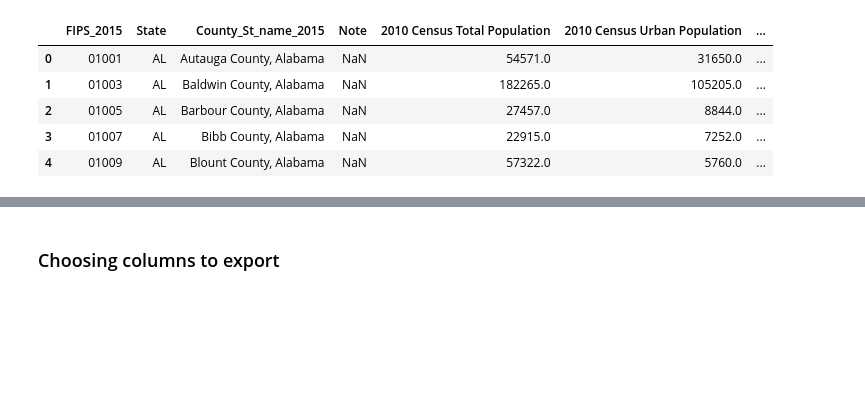
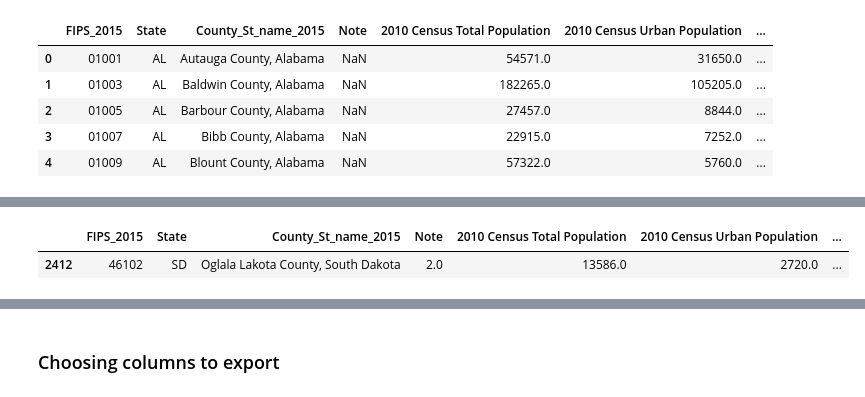
Before and after one commit to lbordz/diabetes-rates-prediction, a Jupyter notebook: data_cleaning/A-Obtaining_Data-8-Rural_data.ipynb, the cells around one changed output, grey strips where cells are left out. Saved outputs shown, nothing was run; the diff lists cells and outputs as text; code cells hidden in the pictures; blank space fills up the shorter version.

```diff
--- a/data_cleaning/A-Obtaining_Data-8-Rural_data.ipynb
+++ b/data_cleaning/A-Obtaining_Data-8-Rural_data.ipynb
@@ -126,0 +148,2 @@ rural_data.head()
+# %%
+rural_data.loc[81, 'FIPS_2015'] = "02270"
@@ -126,0 +162,5 @@ rural_data.head()
+# %%
+rural_data[rural_data['FIPS_2015'].str.contains('46102')]
+# %% [output]
+|  | FIPS_2015 | State | County_St_name_2015 | Note | 2010 Census Total Population | 2010 Census Urban Population | ... |
+| 2412 | 46102 | SD | Oglala Lakota County, South Dakota | 2.0 | 13586.0 | 2720.0 | ... |
```
Also changed, not shown: parts of 8 cells of this notebook, 2 other files.
